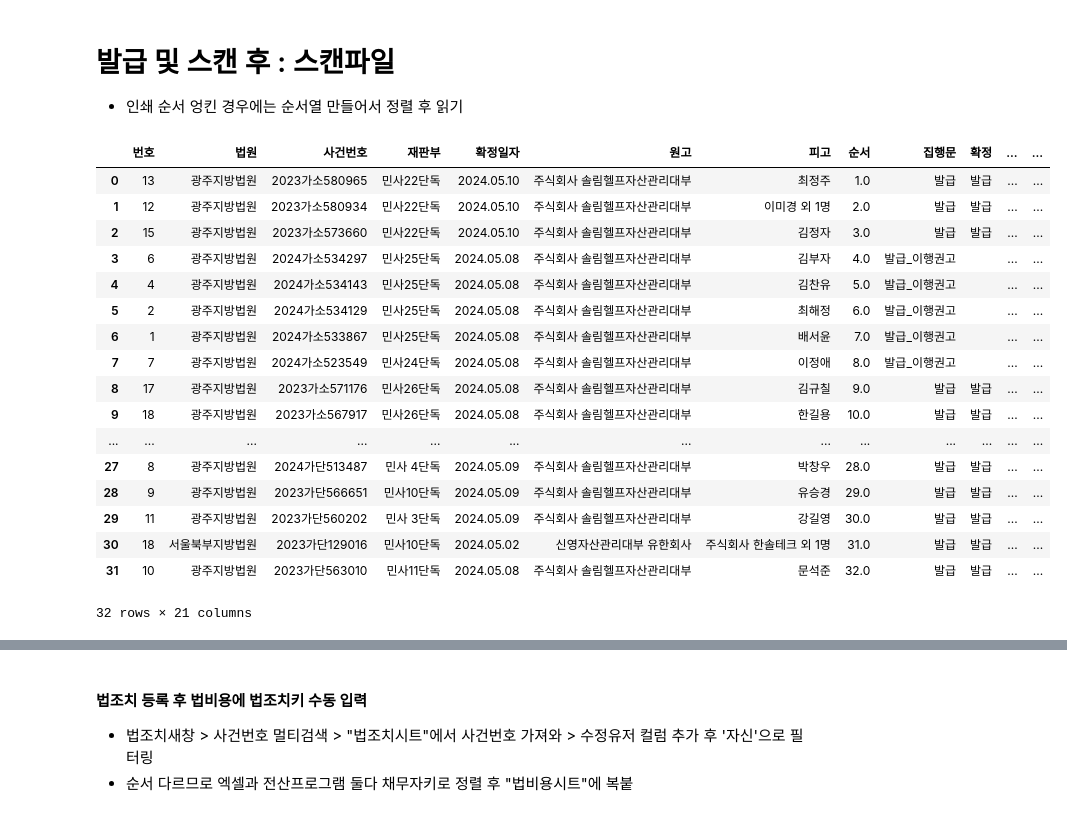
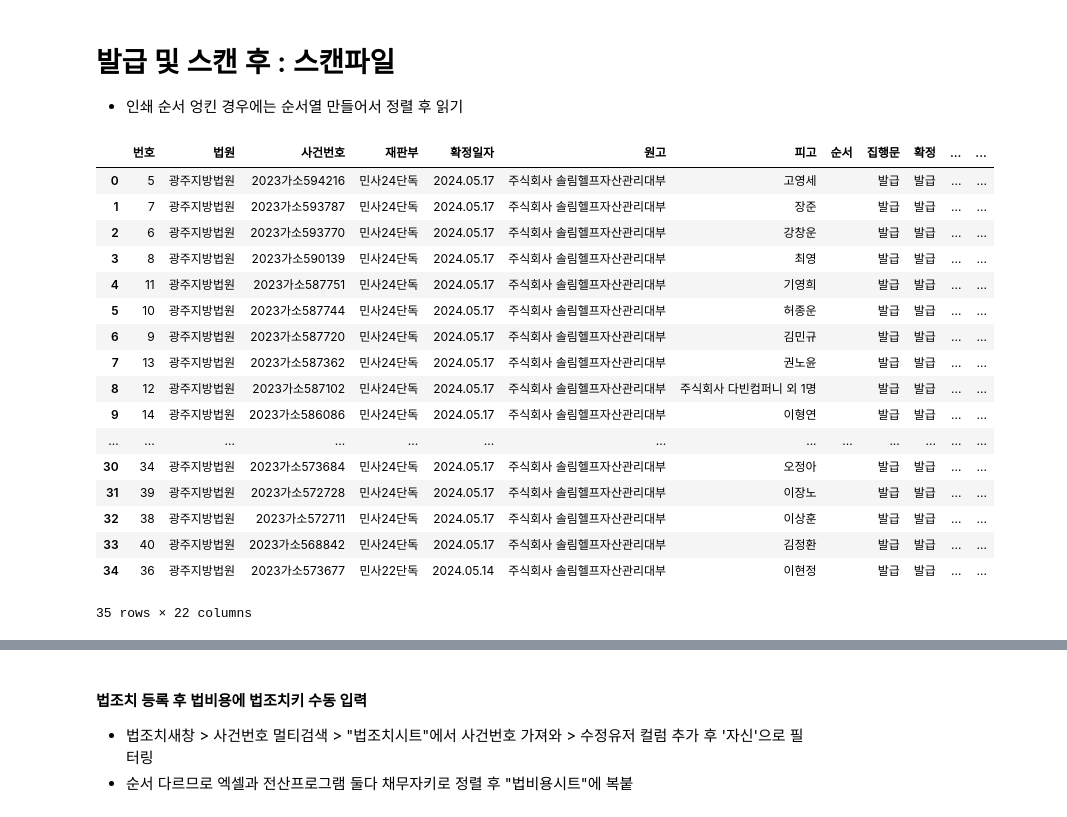
Before and after one commit to jbmyou/python_work, a Jupyter notebook: fileNaming/집행문sele.ipynb, the cells around one changed output, grey strips where cells are left out. Saved outputs shown, nothing was run; the diff lists cells and outputs as text; code cells hidden in the pictures.

```diff
--- a/fileNaming/집행문sele.ipynb
+++ b/fileNaming/집행문sele.ipynb
@@ -44,8 +44,10 @@ dtype = {'채무자키':str, '계좌키':str, '가상계좌번호':str, '법조
 # %%
 ##################################
 # 사건번호 눌러보고 집행문 발급 가능한 것만으로 목록작성 하도록!!!!!!!!!
-lastday = "240512"
+lastday = "240519"
 법원인증서="헬프자산관리대부[주]()001102620170619111002243" # 인증서 여러개고, 법원인증서가 첫번째가 아닌 경우 지정해줘야 함
+
+이행권고출력 = False # 이행권고 출력할지 말지 (240513이후 확정건부터 박근혜과장님이 출력)
 ##################################
 excel_dir = join(r"D:\4.관리\전자소송", lastday)
 excel_file = "집행문신청_" + lastday
@@ -850,33 +793,34 @@ selenium.common.exceptions.NoAlertPresentException: Message: no such alert
 - 인쇄 순서 엉킨 경우에는 순서열 만들어서 정렬 후 읽기
 # %%
 # 스캔파일 목록을 df_scan에 추가하기
-##################################################
+### 원본이 필요할 땐 원본을 다른 이름으로 복사해둬!
+df_origin = pd.read_excel(path_excel, sheet_name="집행문", dtype=dtype).fillna("")
+df = df_origin.copy()
 df_valid = df[df.집행문.str.match('발급')].copy().reset_index(drop=True) # 실제 작업할 영역 불러오기 # 240415 이행권고 때문에 =='발급'에서 포함으로 바꿈
 # df_valid = df.iloc[:10,:].copy() # 실제 작업할 영역 불러오기
 ##################################################
 path = r"D:\scan"
 file_list = read_filelist(path) # 탐색기 정렬과 무관하게 이름 오름차순으로 정렬된 리스트 반환
 df_valid["file"] = file_list
-df_valid
 # %% [output]
 |  | 번호 | 법원 | 사건번호 | 재판부 | 확정일자 | 원고 | 피고 | 순서 | 집행문 | 확정 | ... | ... |
-| 0 | 13 | 광주지방법원 | 2023가소580965 | 민사22단독 | 2024.05.10 | 주식회사 솔림헬프자산관리대부 | 최정주 | 1.0 | 발급 | 발급 | ... | ... |
-| 1 | 12 | 광주지방법원 | 2023가소580934 | 민사22단독 | 2024.05.10 | 주식회사 솔림헬프자산관리대부 | 이미경 외 1명 | 2.0 | 발급 | 발급 | ... | ... |
-| 2 | 15 | 광주지방법원 | 2023가소573660 | 민사22단독 | 2024.05.10 | 주식회사 솔림헬프자산관리대부 | 김정자 | 3.0 | 발급 | 발급 | ... | ... |
-| 3 | 6 | 광주지방법원 | 2024가소534297 | 민사25단독 | 2024.05.08 | 주식회사 솔림헬프자산관리대부 | 김부자 | 4.0 | 발급_이행권고 |  | ... | ... |
-| 4 | 4 | 광주지방법원 | 2024가소534143 | 민사25단독 | 2024.05.08 | 주식회사 솔림헬프자산관리대부 | 김찬유 | 5.0 | 발급_이행권고 |  | ... | ... |
-| 5 | 2 | 광주지방법원 | 2024가소534129 | 민사25단독 | 2024.05.08 | 주식회사 솔림헬프자산관리대부 | 최해정 | 6.0 | 발급_이행권고 |  | ... | ... |
-| 6 | 1 | 광주지방법원 | 2024가소533867 | 민사25단독 | 2024.05.08 | 주식회사 솔림헬프자산관리대부 | 배서윤 | 7.0 | 발급_이행권고 |  | ... | ... |
-| 7 | 7 | 광주지방법원 | 2024가소523549 | 민사24단독 | 2024.05.08 | 주식회사 솔림헬프자산관리대부 | 이정애 | 8.0 | 발급_이행권고 |  | ... | ... |
-| 8 | 17 | 광주지방법원 | 2023가소571176 | 민사26단독 | 2024.05.08 | 주식회사 솔림헬프자산관리대부 | 김규칠 | 9.0 | 발급 | 발급 | ... | ... |
-| 9 | 18 | 광주지방법원 | 2023가소567917 | 민사26단독 | 2024.05.08 | 주식회사 솔림헬프자산관리대부 | 한길용 | 10.0 | 발급 | 발급 | ... | ... |
+| 0 | 5 | 광주지방법원 | 2023가소594216 | 민사24단독 | 2024.05.17 | 주식회사 솔림헬프자산관리대부 | 고영세 |  | 발급 | 발급 | ... | ... |
+| 1 | 7 | 광주지방법원 | 2023가소593787 | 민사24단독 | 2024.05.17 | 주식회사 솔림헬프자산관리대부 | 장준 |  | 발급 | 발급 | ... | ... |
+| 2 | 6 | 광주지방법원 | 2023가소593770 | 민사24단독 | 2024.05.17 | 주식회사 솔림헬프자산관리대부 | 강창운 |  | 발급 | 발급 | ... | ... |
+| 3 | 8 | 광주지방법원 | 2023가소590139 | 민사24단독 | 2024.05.17 | 주식회사 솔림헬프자산관리대부 | 최영 |  | 발급 | 발급 | ... | ... |
+| 4 | 11 | 광주지방법원 | 2023가소587751 | 민사24단독 | 2024.05.17 | 주식회사 솔림헬프자산관리대부 | 기영희 |  | 발급 | 발급 | ... | ... |
+| 5 | 10 | 광주지방법원 | 2023가소587744 | 민사24단독 | 2024.05.17 | 주식회사 솔림헬프자산관리대부 | 허종운 |  | 발급 | 발급 | ... | ... |
+| 6 | 9 | 광주지방법원 | 2023가소587720 | 민사24단독 | 2024.05.17 | 주식회사 솔림헬프자산관리대부 | 김민규 |  | 발급 | 발급 | ... | ... |
+| 7 | 13 | 광주지방법원 | 2023가소587362 | 민사24단독 | 2024.05.17 | 주식회사 솔림헬프자산관리대부 | 권노윤 |  | 발급 | 발급 | ... | ... |
+| 8 | 12 | 광주지방법원 | 2023가소587102 | 민사24단독 | 2024.05.17 | 주식회사 솔림헬프자산관리대부 | 주식회사 다빈컴퍼니 외 1명 |  | 발급 | 발급 | ... | ... |
+| 9 | 14 | 광주지방법원 | 2023가소586086 | 민사24단독 | 2024.05.17 | 주식회사 솔림헬프자산관리대부 | 이형연 |  | 발급 | 발급 | ... | ... |
 | ... | ... | ... | ... | ... | ... | ... | ... | ... | ... | ... | ... | ... |
-| 27 | 8 | 광주지방법원 | 2024가단513487 | 민사 4단독 | 2024.05.09 | 주식회사 솔림헬프자산관리대부 | 박창우 | 28.0 | 발급 | 발급 | ... | ... |
-| 28 | 9 | 광주지방법원 | 2023가단566651 | 민사10단독 | 2024.05.09 | 주식회사 솔림헬프자산관리대부 | 유승경 | 29.0 | 발급 | 발급 | ... | ... |
-| 29 | 11 | 광주지방법원 | 2023가단560202 | 민사 3단독 | 2024.05.09 | 주식회사 솔림헬프자산관리대부 | 강길영 | 30.0 | 발급 | 발급 | ... | ... |
-| 30 | 18 | 서울북부지방법원 | 2023가단129016 | 민사10단독 | 2024.05.02 | 신영자산관리대부 유한회사 | 주식회사 한솔테크 외 1명 | 31.0 | 발급 | 발급 | ... | ... |
-| 31 | 10 | 광주지방법원 | 2023가단563010 | 민사11단독 | 2024.05.08 | 주식회사 솔림헬프자산관리대부 | 문석준 | 32.0 | 발급 | 발급 | ... | ... |
+| 30 | 34 | 광주지방법원 | 2023가소573684 | 민사24단독 | 2024.05.17 | 주식회사 솔림헬프자산관리대부 | 오정아 |  | 발급 | 발급 | ... | ... |
+| 31 | 39 | 광주지방법원 | 2023가소572728 | 민사24단독 | 2024.05.17 | 주식회사 솔림헬프자산관리대부 | 이장노 |  | 발급 | 발급 | ... | ... |
+| 32 | 38 | 광주지방법원 | 2023가소572711 | 민사24단독 | 2024.05.17 | 주식회사 솔림헬프자산관리대부 | 이상훈 |  | 발급 | 발급 | ... | ... |
+| 33 | 40 | 광주지방법원 | 2023가소568842 | 민사24단독 | 2024.05.17 | 주식회사 솔림헬프자산관리대부 | 김정환 |  | 발급 | 발급 | ... | ... |
+| 34 | 36 | 광주지방법원 | 2023가소573677 | 민사22단독 | 2024.05.14 | 주식회사 솔림헬프자산관리대부 | 이현정 |  | 발급 | 발급 | ... | ... |
-32 rows × 21 columns
+35 rows × 22 columns
 # %%
 # df_valid 한행씩 불러와서 파일명 바꾸기
 success, fail = [], []
```
Also changed, not shown: parts of 15 cells of this notebook, 4 other files.
